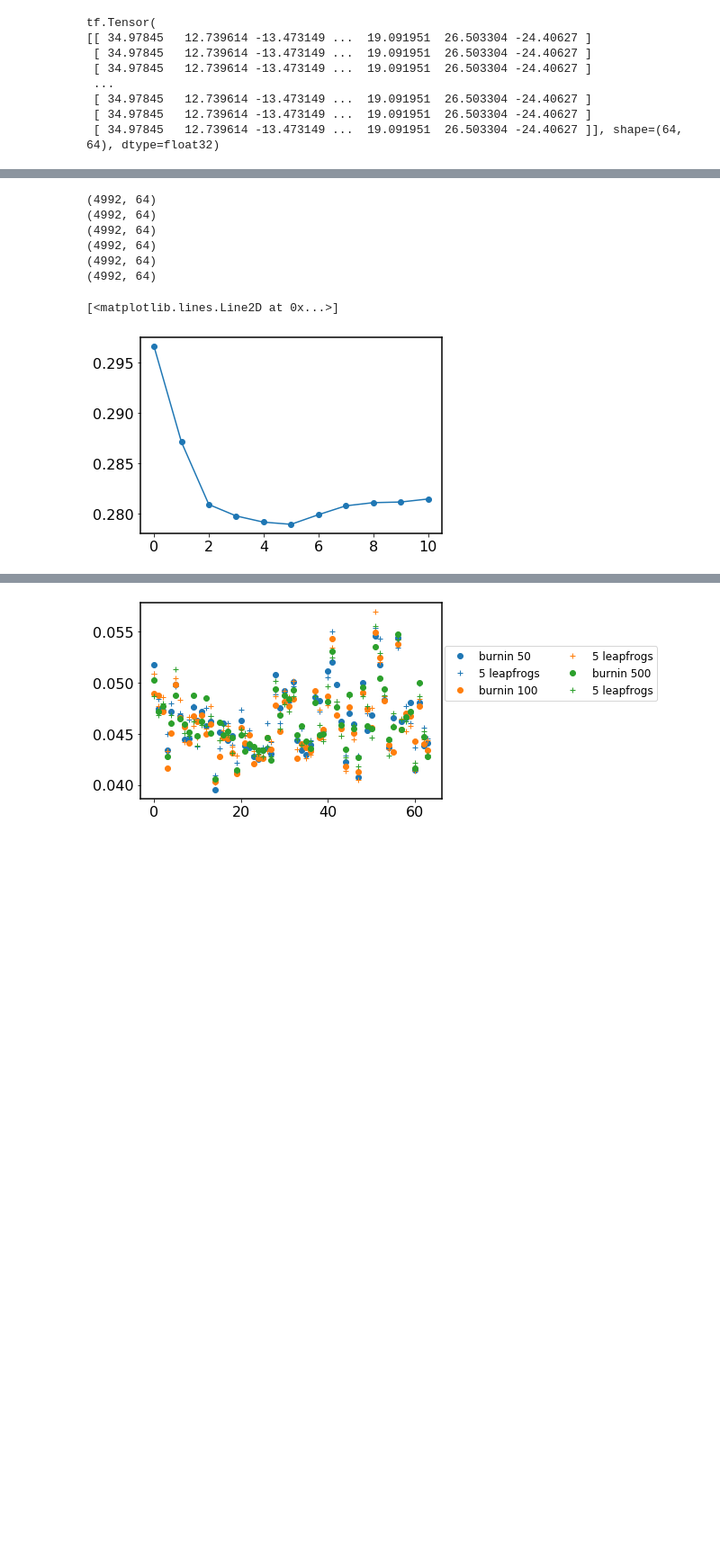
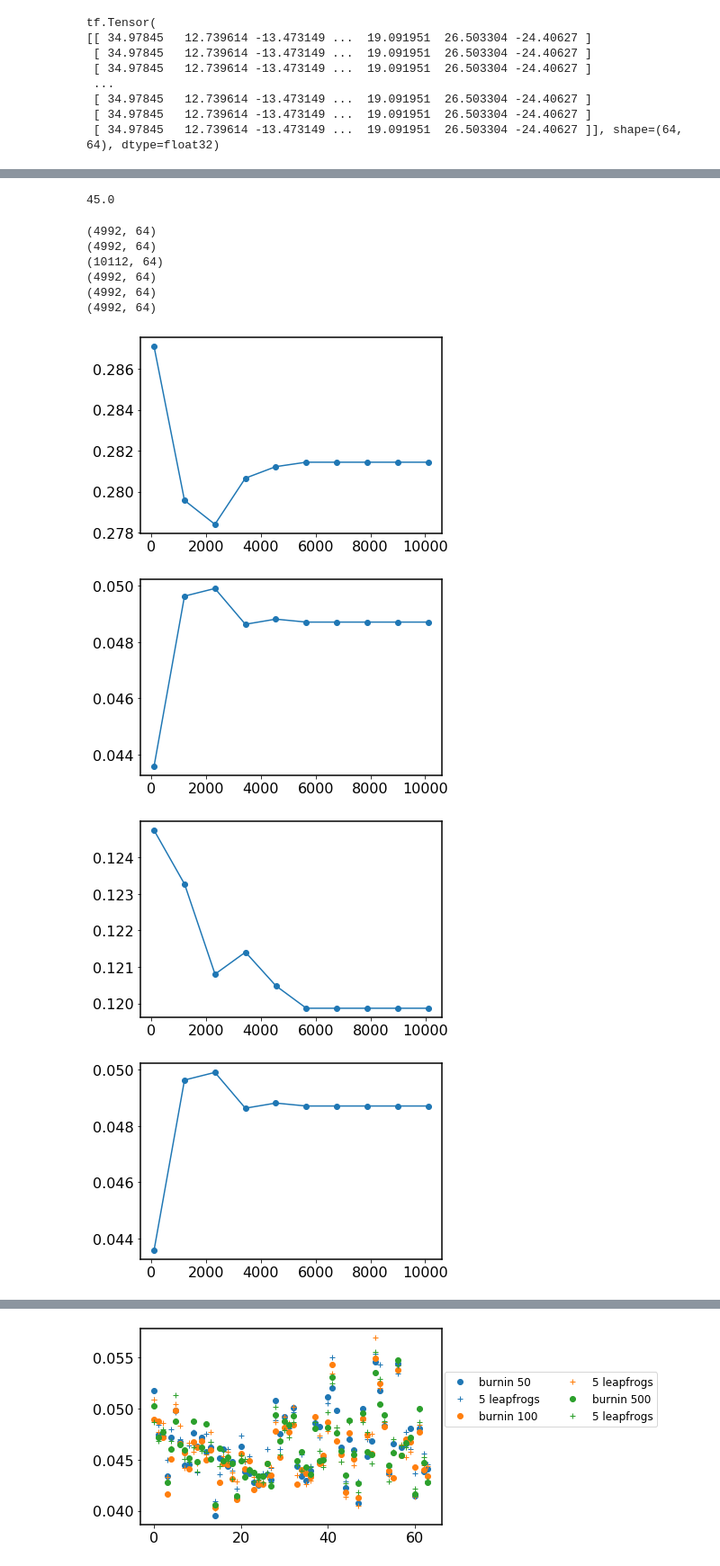
Before and after one commit to VMBoehm/PAE, a Jupyter notebook: notebooks/tf2/FMNIST_sampler.ipynb, the cells around one changed output, grey strips where cells are left out. Shown at 90% size. Cells and saved outputs as stored; diff of their text form; code cells hidden in the pictures; blank space fills up the shorter version.

```diff
--- a/notebooks/tf2/FMNIST_sampler.ipynb
+++ b/notebooks/tf2/FMNIST_sampler.ipynb
@@ -188,11 +188,11 @@ tf.Tensor(
 import time
 # %%
 # Initialize the HMC transition kernel.
-num_results = int(10000//params['batch_size'])
+num_results = int(50)
 print(num_results)
 
 def get_kernel(ii,num_burnin_steps, num_lp_steps):
-    x     = np.repeat(x_test[ii:ii+1], params['batch_size'], axis=0)
+    x     = x_test[ii*params['batch_size']:(ii+1)*params['batch_size']]
     LP    = LogP(x)
     z_ini = get_encoded(x)
     adaptive_hmc = tfp.mcmc.DualAveragingStepSizeAdaptation(
@@ -204,7 +204,7 @@ def get_kernel(ii,num_burnin_steps, num_lp_steps):
     return adaptive_hmc, z_ini, LP
 
 # Run the chain (with burn-in).
-@tf.function
+#@tf.function
 def run_chain(adapative_hmc, z_ini, num_burnin_steps):
   # Run the chain (with burn-in).
     samples, is_accepted = tfp.mcmc.sample_chain(
@@ -261,17 +273,21 @@ time: 14.676120368639628
+# %%
+(4.5)/1000*10000
+# %% [output]
+45.0
 # %%
 ii = 0
 stds  = np.zeros((3,2,params['batch_size']))
 means = np.zeros((3,2,params['batch_size']))
 for jj, burnin in enumerate([50,100,500]):
     for nn, numsteps in enumerate([3,5]):
-        _, samples = np.load(os.path.join('/global/cscratch1/sd/vboehm/PAE_samples','HMC_FMNIST_testFMNIST%d_latent_dim%d_burnin%d_leapfrog%d.npy'%(ii, params['latent_size'],burnin,numsteps)),allow_pickle=True)
+        _, samples = np.load(os.path.join('/global/cscratch1/sd/vboehm/PAE_samples/FMNIST/latent_dim64/samples','HMC_FMNIST_testFMNIST%d_latent_dim%d_burnin%d_leapfrog%d.npy'%(ii, params['latent_size'],burnin,numsteps)),allow_pickle=True)
         print(samples.shape)
         stds[jj,nn] = np.std(samples,axis=0)
         means[jj,nn] = np.mean(samples,axis=0)
 # %% [output]
+(4992, 64)
+(4992, 64)
+(10112, 64)
 (4992, 64)
 (4992, 64)
 (4992, 64)
-(4992, 64)
-(4992, 64)
-(4992, 64)
@@ -282,5 +293,0 @@ for num in [10,100,1000,1500,2000,2500,3000,3500,4000,4500,-1]:
-# %%
-plt.plot(np.asarray(means_)[:,0],marker='o')
-# %% [output]
-[<matplotlib.lines.Line2D at 0x...>]
-[figure, removed]
@@ -286,0 +301,11 @@ plt.plot(np.asarray(means_)[:,0],marker='o')
+# %%
+for ii in [0,20,30,40]:
+    plt.plot(np.linspace(100,10100,10, dtype=int),np.asarray(means_)[:,ii],marker='o')
+    plt.show()
+    plt.plot(np.linspace(100,10100,10, dtype=int),np.asarray(stds_)[:,0],marker='o')
+    plt.show()
+# %% [output]
+[figure, added]
+[figure, added]
+[figure, added]
+[figure, added]
```
Also changed, not shown: parts of 11 cells of this notebook, 1 other file.
